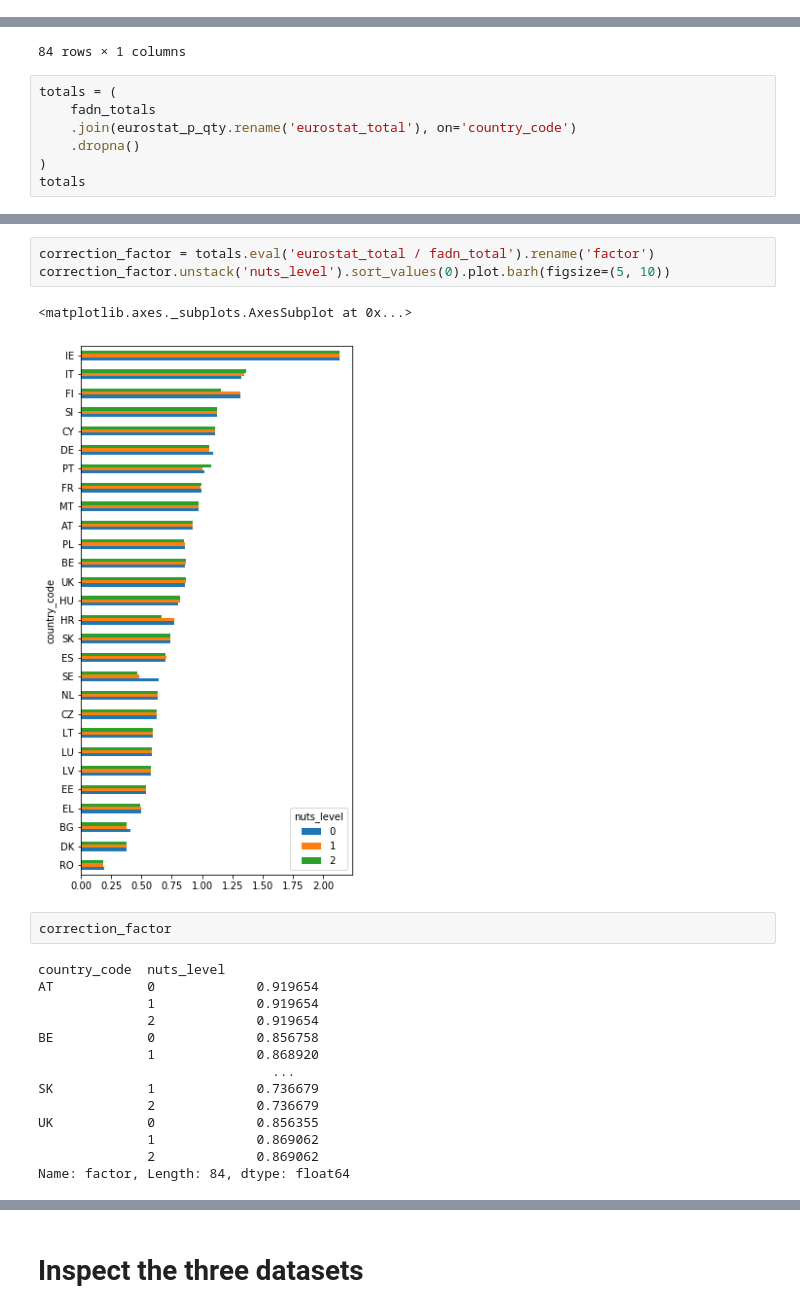
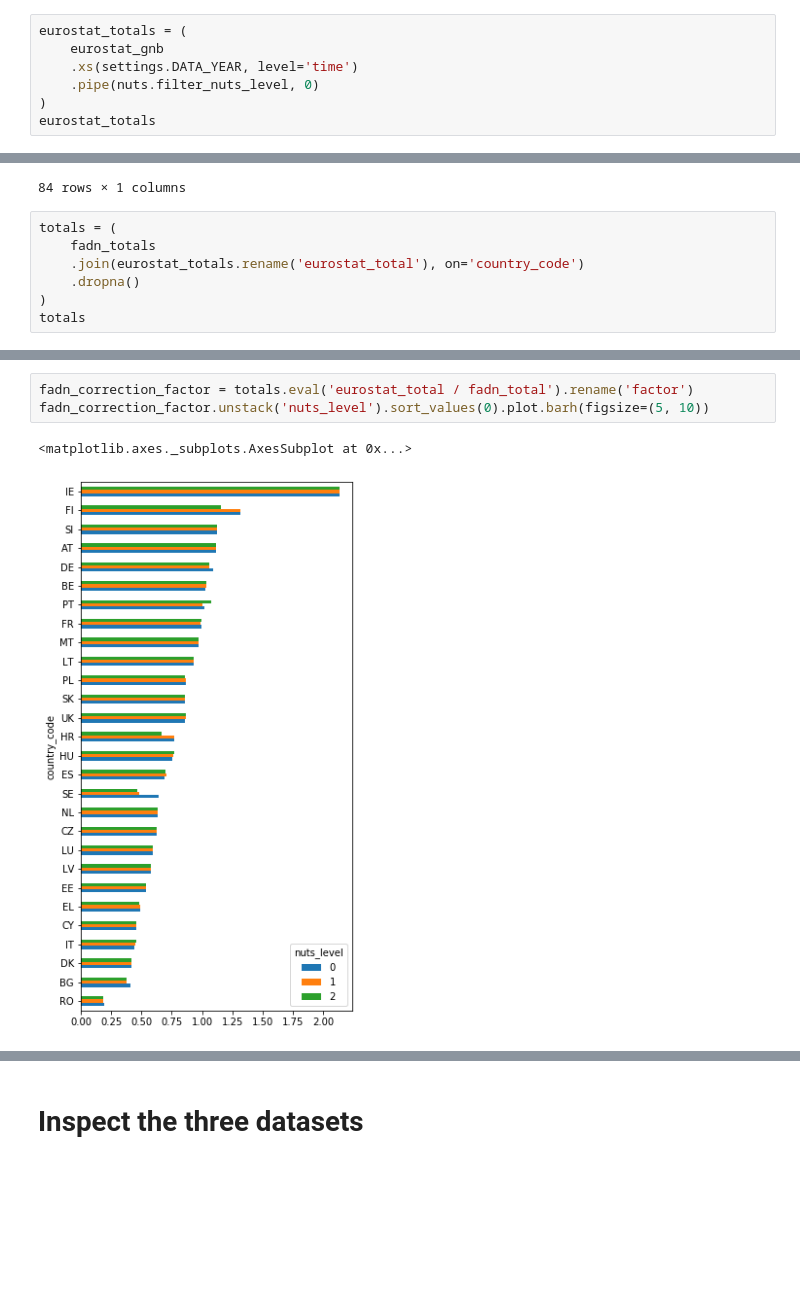
Before and after one commit to rasmuse/subnational-p-budgets, a Jupyter notebook: Mineral fertilizer.ipynb, the cells around one changed output, grey strips where cells are left out. Cells and saved outputs as stored; diff of their text form; blank space fills up the shorter version.

```diff
--- a/Mineral fertilizer.ipynb
+++ b/Mineral fertilizer.ipynb
@@ -148,0 +204,7 @@ Name: value, Length: 428, dtype: float64
+# %%
+eurostat_totals = (
+    eurostat_gnb
+    .xs(settings.DATA_YEAR, level='time')
+    .pipe(nuts.filter_nuts_level, 0)
+)
+eurostat_totals
@@ -384,7 +475,7 @@ fadn_totals
 # %%
 totals = (
     fadn_totals
-    .join(eurostat_p_qty.rename('eurostat_total'), on='country_code')
+    .join(eurostat_totals.rename('eurostat_total'), on='country_code')
     .dropna()
 )
 totals
@@ -404,27 +495,11 @@ totals
 |  | 2 | 97.452196 | 84.692 |
 84 rows × 2 columns
 # %%
-correction_factor = totals.eval('eurostat_total / fadn_total').rename('factor')
-correction_factor.unstack('nuts_level').sort_values(0).plot.barh(figsize=(5, 10))
+fadn_correction_factor = totals.eval('eurostat_total / fadn_total').rename('factor')
+fadn_correction_factor.unstack('nuts_level').sort_values(0).plot.barh(figsize=(5, 10))
 # %% [output]
 <matplotlib.axes._subplots.AxesSubplot at 0x...>
-[figure, old version]
+[figure, new version]
-# %%
-correction_factor
-# %% [output]
-country_code  nuts_level
-AT            0             0.919654
-              1             0.919654
-              2             0.919654
-BE            0             0.856758
-              1             0.868920
-                              ...
-SK            1             0.736679
-              2             0.736679
-UK            0             0.856355
-              1             0.869062
-              2             0.869062
-Name: factor, Length: 84, dtype: float64
 # %%
 fadn_rate_nuts_adj = (
     fadn_rate_nuts
```
Also changed, not shown: parts of 17 cells of this notebook.
